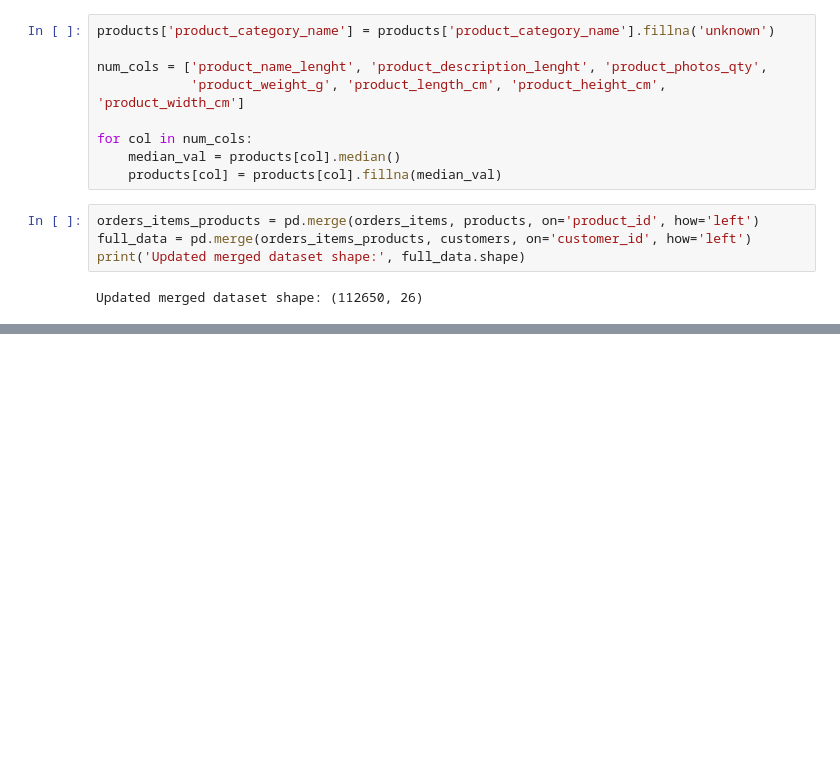
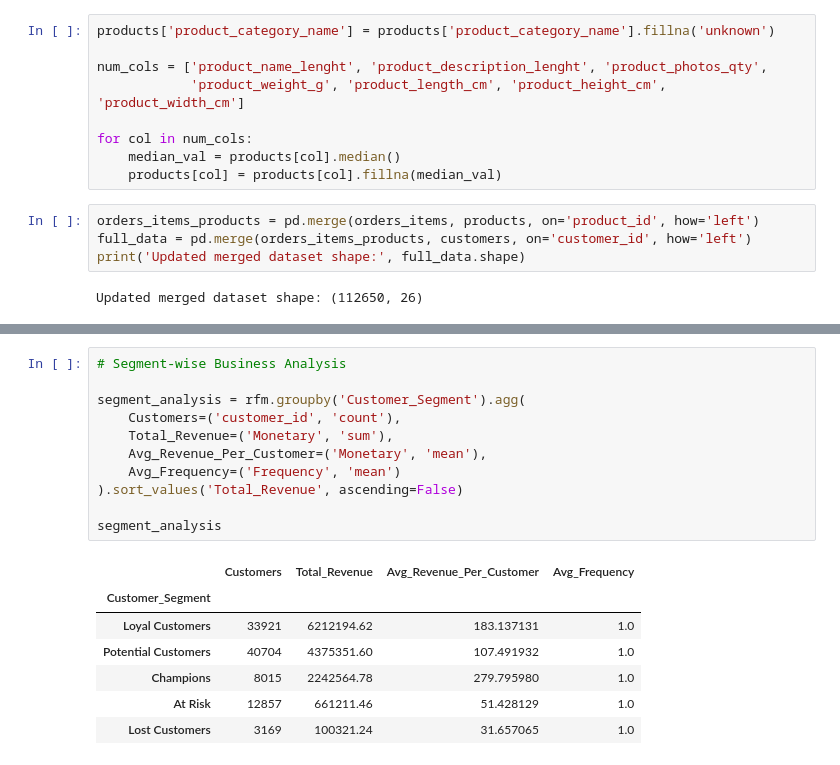
Before and after one commit to azhar-khan-1/E-commerce-Insights-Product-Recommender, a Jupyter notebook: e-commerce-insights-product-recommender.ipynb, the cells around one changed output, grey strips where cells are left out. Cells and saved outputs as stored; diff of their text form; blank space fills up the shorter version.

```diff
--- a/e-commerce-insights-product-recommender.ipynb
+++ b/e-commerce-insights-product-recommender.ipynb
@@ -184,0 +551,19 @@ recommendations_df.to_csv("product_recommendations.csv", index=False)
+# %%
+# Segment-wise Business Analysis
+
+segment_analysis = rfm.groupby('Customer_Segment').agg(
+    Customers=('customer_id', 'count'),
+    Total_Revenue=('Monetary', 'sum'),
+    Avg_Revenue_Per_Customer=('Monetary', 'mean'),
+    Avg_Frequency=('Frequency', 'mean')
+).sort_values('Total_Revenue', ascending=False)
+
+segment_analysis
+# %% [output]
+|  | Customers | Total_Revenue | Avg_Revenue_Per_Customer | Avg_Frequency |
+| Customer_Segment |  |  |  |  |
+| Loyal Customers | 33921 | 6212194.62 | 183.137131 | 1.0 |
+| Potential Customers | 40704 | 4375351.60 | 107.491932 | 1.0 |
+| Champions | 8015 | 2242564.78 | 279.795980 | 1.0 |
+| At Risk | 12857 | 661211.46 | 51.428129 | 1.0 |
+| Lost Customers | 3169 | 100321.24 | 31.657065 | 1.0 |
```
Also changed, not shown: parts of 35 cells of this notebook.
